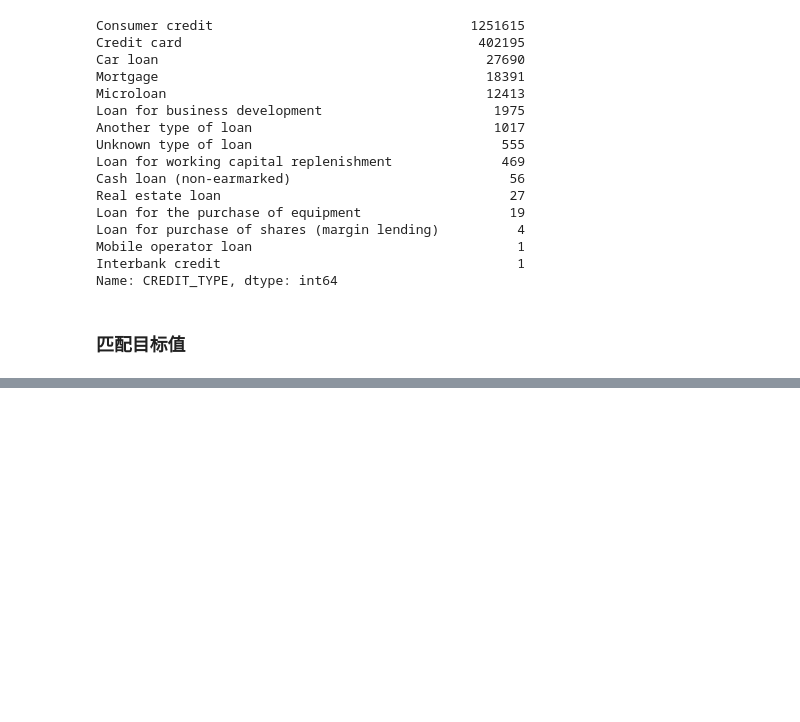
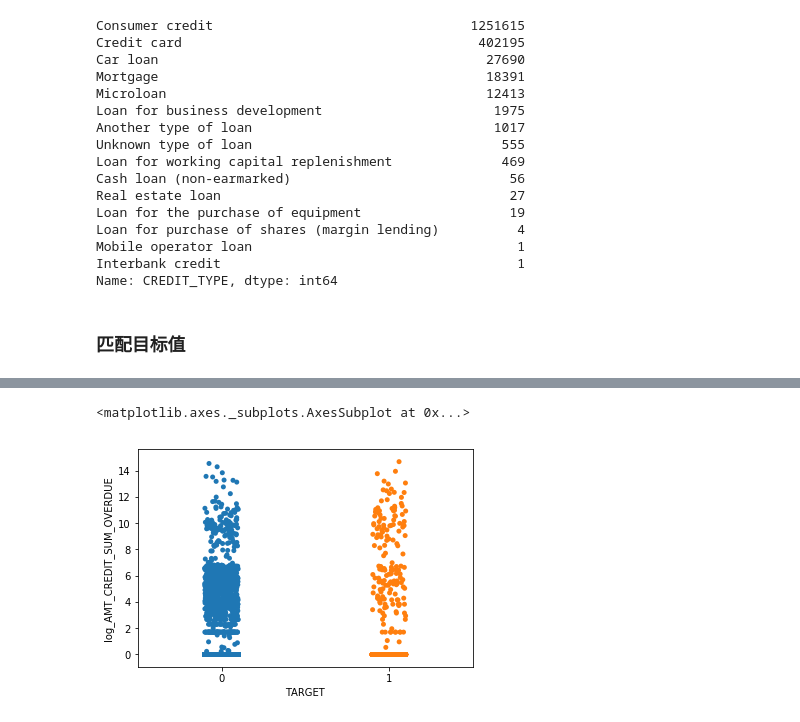
Before and after one commit to shenc3/kaggle_note, a Jupyter notebook: HomeCredit/Explore2.ipynb, the cells around one changed output, grey strips where cells are left out. Saved outputs shown, nothing was run; the diff lists cells and outputs as text; code cells hidden in the pictures; blank space fills up the shorter version.

```diff
--- a/HomeCredit/Explore2.ipynb
+++ b/HomeCredit/Explore2.ipynb
@@ -220,0 +254,5 @@ plot_cat(bureau2,
+# %%
+sns.stripplot(x='TARGET', y='log_AMT_CREDIT_SUM_OVERDUE', data=tmp.head(100000))
+# %% [output]
+<matplotlib.axes._subplots.AxesSubplot at 0x...>
+[figure, added]
```
Also changed, not shown: parts of 7 cells of this notebook.
